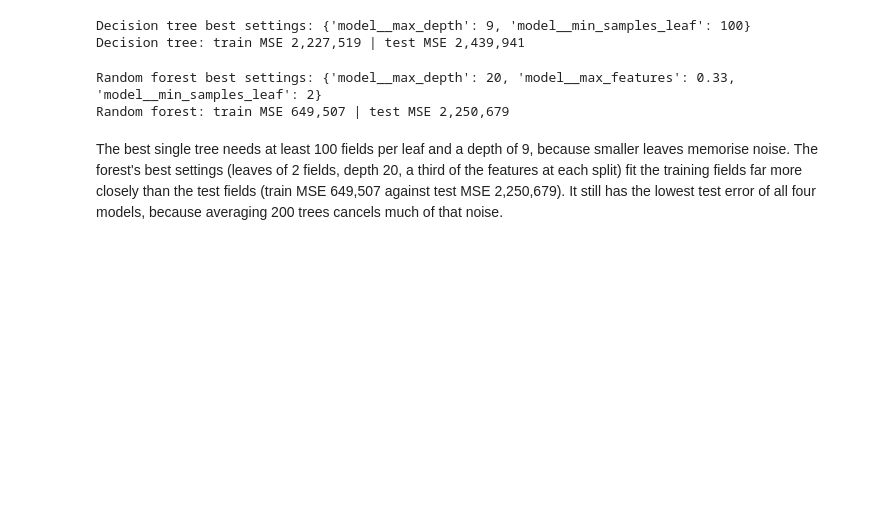
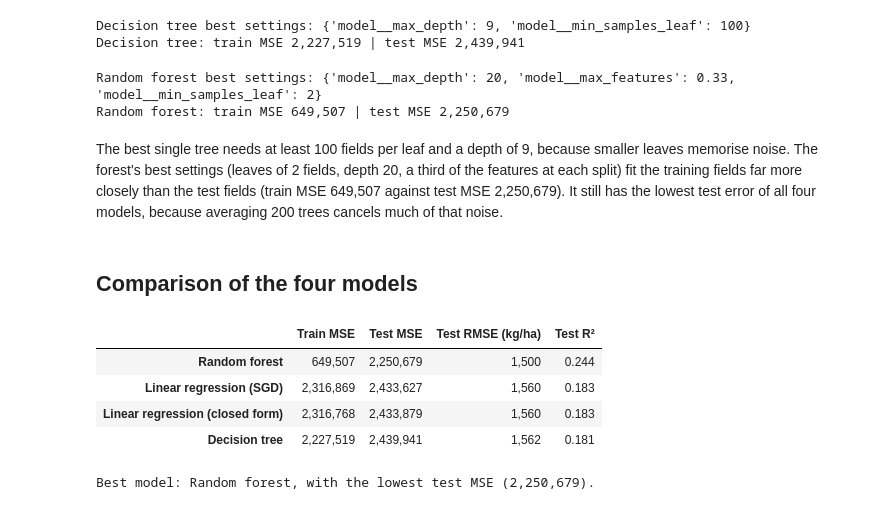
Before and after one commit to Kiguru-Alu/linear_regression_model, a Jupyter notebook: summative/linear_regression/multivariate.ipynb, the cells around one changed output. Saved outputs shown, nothing was run; the diff lists cells and outputs as text; code cells hidden in the pictures; blank space fills up the shorter version.

```diff
--- a/summative/linear_regression/multivariate.ipynb
+++ b/summative/linear_regression/multivariate.ipynb
@@ -619,3 +619,18 @@ Random forest best settings: {'model__max_depth': 20, 'model__max_features': 0.3
 Random forest: train MSE 649,507 | test MSE 2,250,679
 # %% [markdown]
 The best single tree needs at least 100 fields per leaf and a depth of 9, because smaller leaves memorise noise. The forest's best settings (leaves of 2 fields, depth 20, a third of the features at each split) fit the training fields far more closely than the test fields (train MSE 649,507 against test MSE 2,250,679). It still has the lowest test error of all four models, because averaging 200 trees cancels much of that noise.
+# %% [markdown]
+## Comparison of the four models
+# %%
+comparison = pd.DataFrame(results).T.sort_values("Test MSE")
+best_name = comparison.index[0]
+display(comparison.style.format({"Train MSE": "{:,.0f}", "Test MSE": "{:,.0f}",
+                                 "Test RMSE (kg/ha)": "{:,.0f}", "Test R²": "{:.3f}"}))
+print(f"Best model: {best_name}, with the lowest test MSE ({comparison.loc[best_name, 'Test MSE']:,.0f}).")
+# %% [output]
+|  | Train MSE | Test MSE | Test RMSE (kg/ha) | Test R² |
+| Random forest | 649,507 | 2,250,679 | 1,500 | 0.244 |
+| Linear regression (SGD) | 2,316,869 | 2,433,627 | 1,560 | 0.183 |
+| Linear regression (closed form) | 2,316,768 | 2,433,879 | 1,560 | 0.183 |
+| Decision tree | 2,227,519 | 2,439,941 | 1,562 | 0.181 |
+Best model: Random forest, with the lowest test MSE (2,250,679).
```
Also changed, not shown: parts of 6 cells of this notebook.
